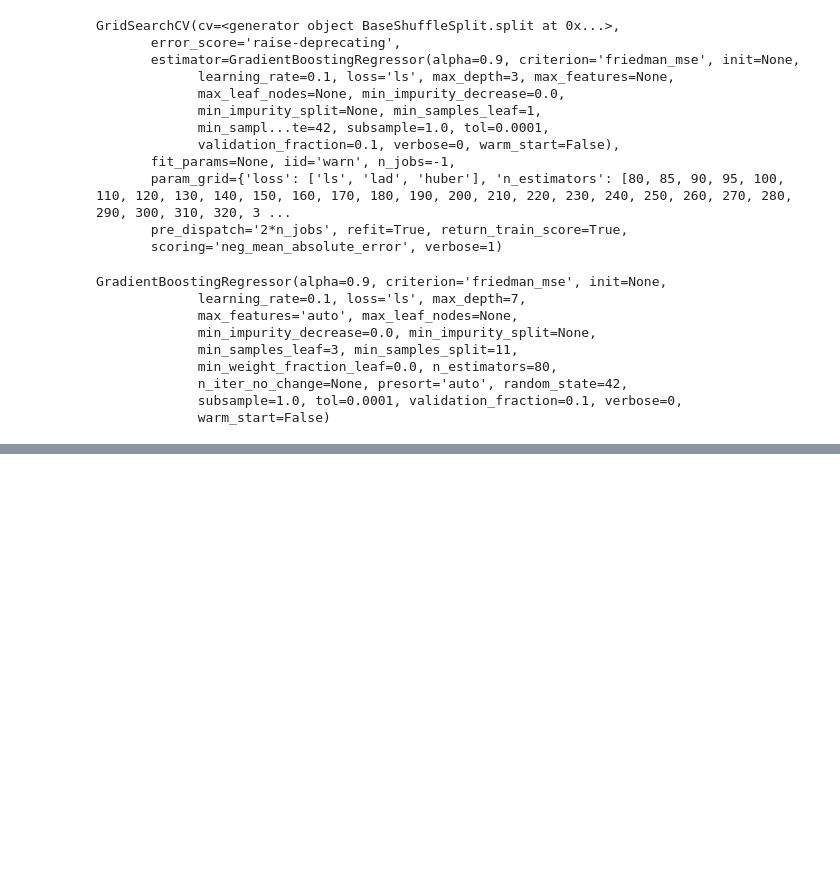
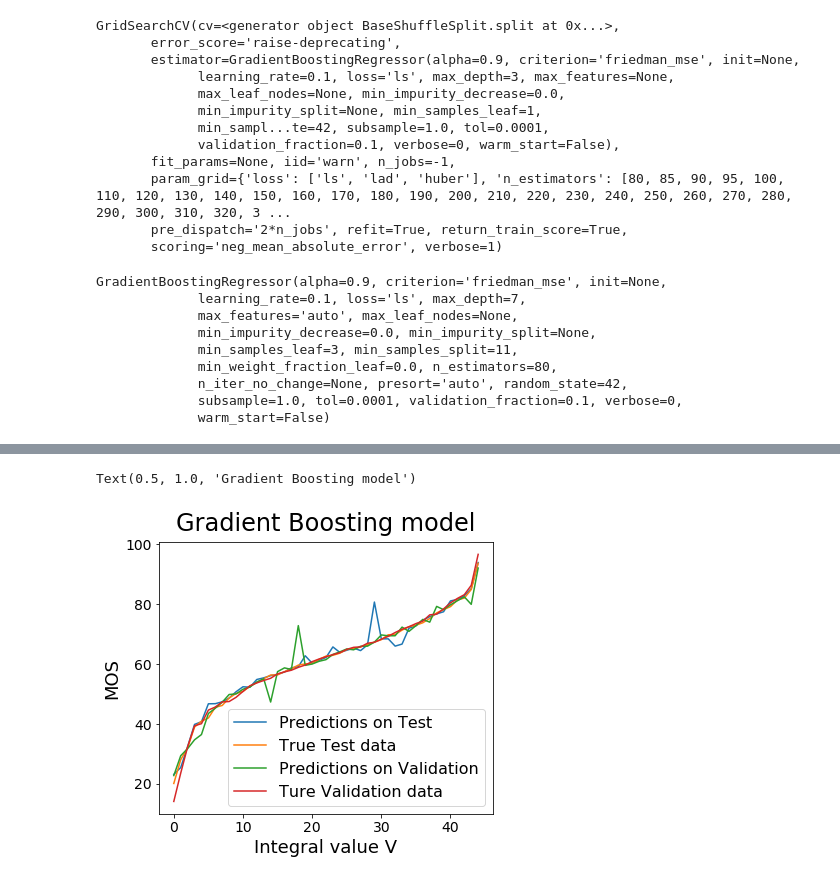
Before and after one commit to AleksandrIvchenko/QoE-assesment, a Jupyter notebook: Analysis_Waterloo-Part4.ipynb, the cells around one changed output, grey strips where cells are left out. Cells and saved outputs as stored; diff of their text form; code cells hidden in the pictures; blank space fills up the shorter version.

```diff
--- a/Analysis_Waterloo-Part4.ipynb
+++ b/Analysis_Waterloo-Part4.ipynb
@@ -556,0 +660,33 @@ GradientBoostingRegressor(alpha=0.9, criterion='friedman_mse', init=None,
+# %%
+def vqa (data):
+    mos = 100/(1+math.exp(-data))
+    return mos
+final_pred_v = list (map(lambda x : vqa(x), final_pred))
+y_test_v = list (map(lambda x : vqa(x), y_test))
+y_val_v= list (map(lambda x : vqa(x), y_val))
+final_pred_val_v= list (map(lambda x : vqa(x), final_pred_val))
+# %%
+fig = plt.figure(figsize=(6, 5))
+ax = fig.add_subplot(1, 1, 1)
+
+#plt.style.use('grayscale')
+
+plt.plot(final_pred_v, label = "Predictions on Test")
+plt.plot(y_test_v, label = "True Test data")
+
+plt.plot(final_pred_val_v, label = "Predictions on Validation")
+plt.plot(y_val_v, label = "Ture Validation data")
+plt.legend(fontsize=16)
+
+ax.set_xlabel("Integral value V", fontsize=18)
+ax.set_ylabel("MOS", fontsize=18)
+
+#plt.xlabel('xlabel', fontsize=18)
+
+ax.tick_params(axis="x", labelsize=14)
+ax.tick_params(axis="y", labelsize=14)
+
+ax.set_title("Gradient Boosting model", fontsize=24, verticalalignment='bottom')
+# %% [output]
+Text(0.5, 1.0, 'Gradient Boosting model')
+[figure, added]
```
Also changed, not shown: parts of 36 cells of this notebook, 1 other file.
